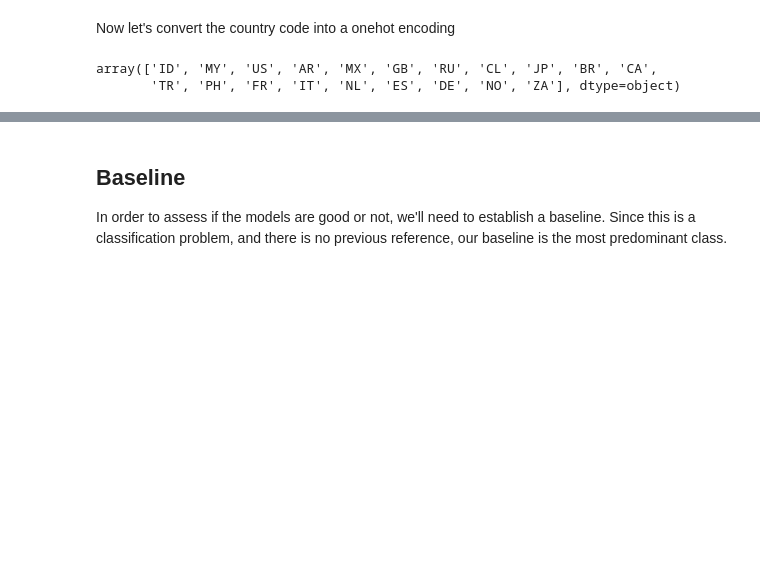
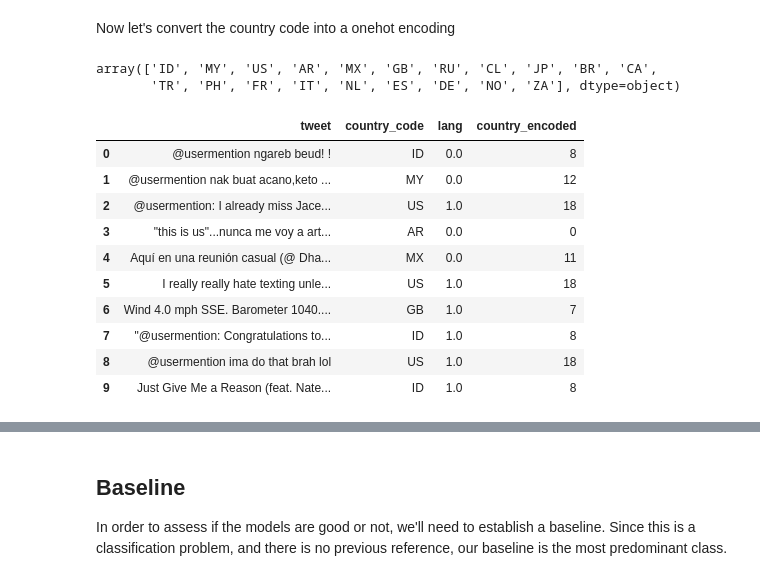
Before and after one commit to Ohtar10/wtsp, a Jupyter notebook: notebooks/jupyter/tweet-language-classification.ipynb, the cells around one changed output, grey strips where cells are left out. Cells and saved outputs as stored; diff of their text form; code cells hidden in the pictures; blank space fills up the shorter version.

```diff
--- a/notebooks/jupyter/tweet-language-classification.ipynb
+++ b/notebooks/jupyter/tweet-language-classification.ipynb
@@ -65,5 +65,19 @@ array(['ID', 'MY', 'US', 'AR', 'MX', 'GB', 'RU', 'CL', 'JP', 'BR', 'CA',
 # %%
 from sklearn.preprocessing import LabelEncoder
 
 country_encoder = LabelEncoder()
 country_encoded = country_encoder.fit_transform(tweets.country_code.values).reshape(-1, 1)
+tweets['country_encoded'] = country_encoded
+tweets.head(10)
+# %% [output]
+|  | tweet | country_code | lang | country_encoded |
+| 0 | @usermention ngareb beud! ! | ID | 0.0 | 8 |
+| 1 | @usermention nak buat acano,keto ... | MY | 0.0 | 12 |
+| 2 | @usermention: I already miss Jace... | US | 1.0 | 18 |
+| 3 | "this is us"...nunca me voy a art... | AR | 0.0 | 0 |
+| 4 | Aquí en una reunión casual (@ Dha... | MX | 0.0 | 11 |
+| 5 | I really really hate texting unle... | US | 1.0 | 18 |
+| 6 | Wind 4.0 mph SSE. Barometer 1040.... | GB | 1.0 | 7 |
+| 7 | "@usermention: Congratulations to... | ID | 1.0 | 8 |
+| 8 | @usermention ima do that brah lol | US | 1.0 | 18 |
+| 9 | Just Give Me a Reason (feat. Nate... | ID | 1.0 | 8 |
```
Also changed, not shown: parts of 14 cells of this notebook, 1 other file.
